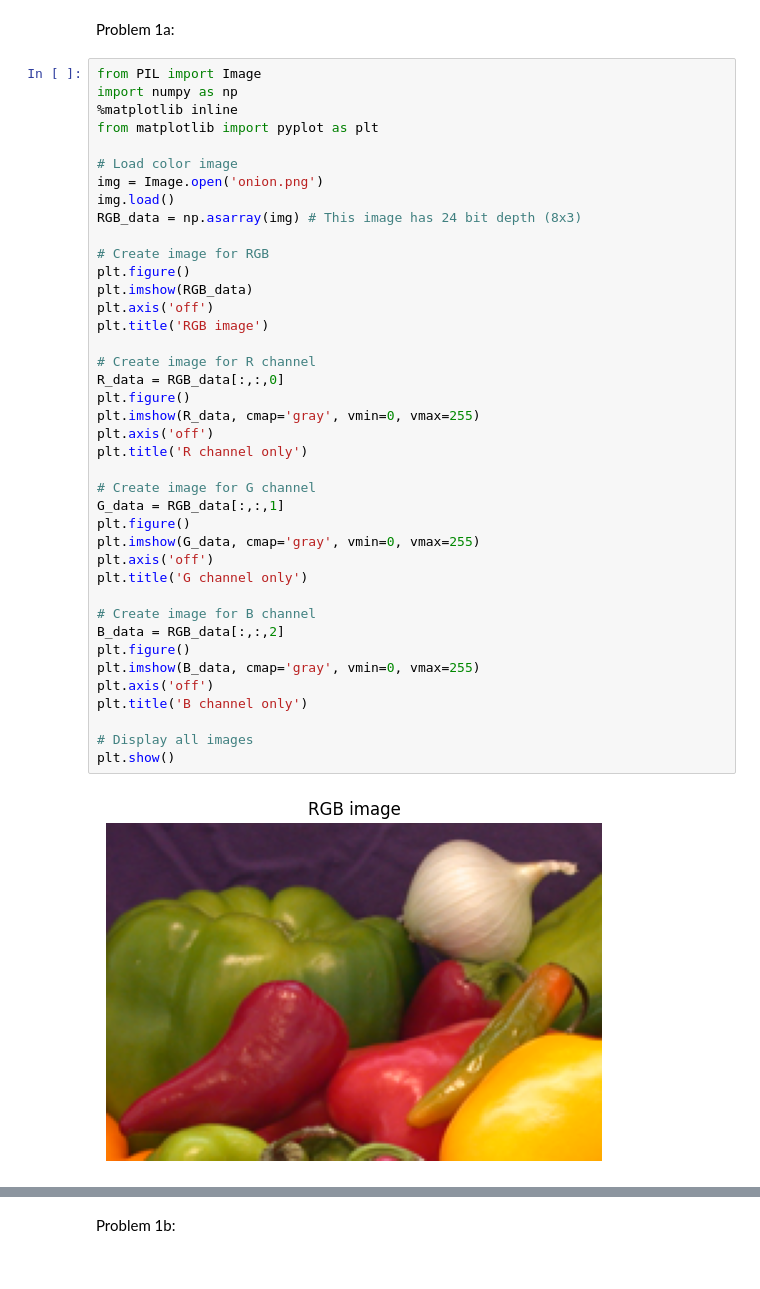
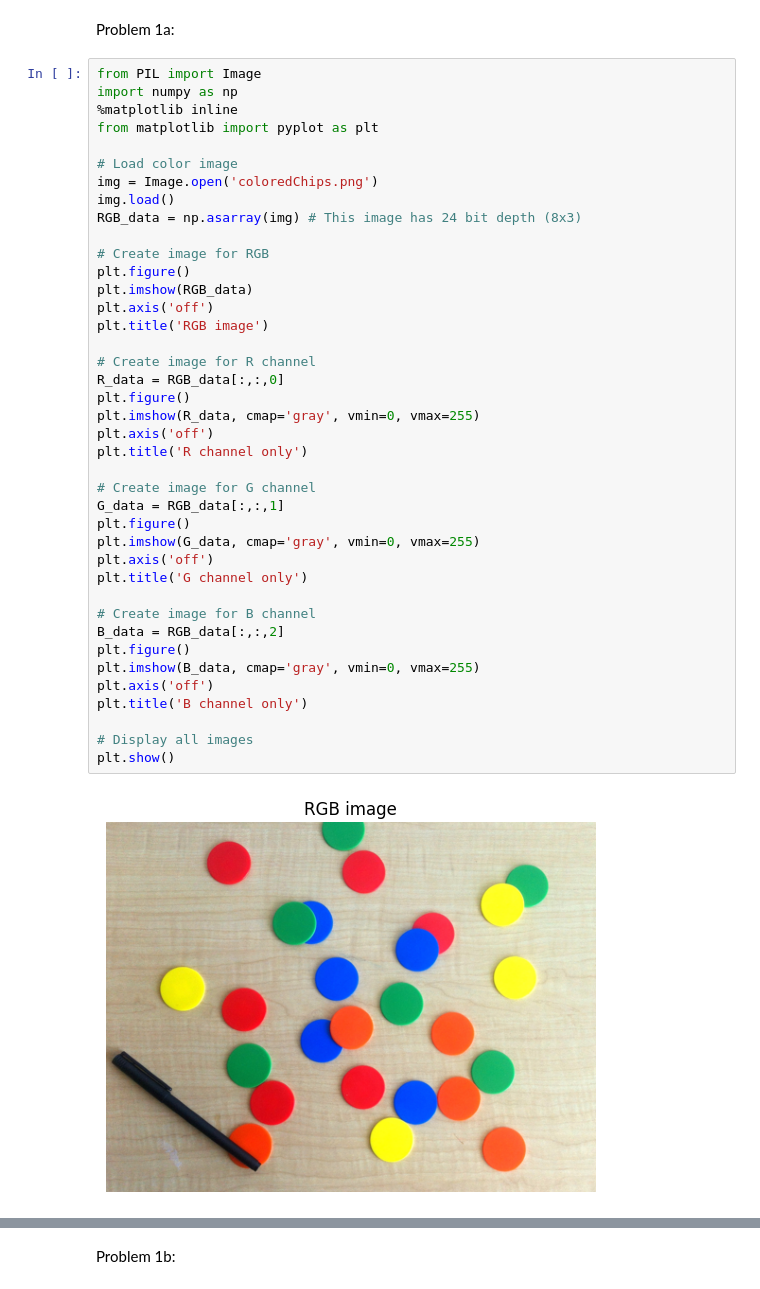
Before and after one commit to NMakarov97/ECE-GY-6123, a Jupyter notebook: HW1/ECE-6123 HW1.ipynb, the cells around one changed output, grey strips where cells are left out. Cells and saved outputs as stored; diff of their text form.

Commit message:
Switch the source image and descriptions to use new image

```diff
--- a/HW1/ECE-6123 HW1.ipynb
+++ b/HW1/ECE-6123 HW1.ipynb
@@ -12,38 +12,38 @@ import numpy as np
 from matplotlib import pyplot as plt
 
 # Load color image
-img = Image.open('onion.png')
+img = Image.open('coloredChips.png')
 img.load()
 RGB_data = np.asarray(img) # This image has 24 bit depth (8x3)
 
 # Create image for RGB
 plt.figure()
 plt.imshow(RGB_data)
 plt.axis('off')
 plt.title('RGB image')
 
 # Create image for R channel
 R_data = RGB_data[:,:,0]
 plt.figure()
 plt.imshow(R_data, cmap='gray', vmin=0, vmax=255)
 plt.axis('off')
 plt.title('R channel only')
 
 # Create image for G channel
 G_data = RGB_data[:,:,1]
 plt.figure()
 plt.imshow(G_data, cmap='gray', vmin=0, vmax=255)
 plt.axis('off')
 plt.title('G channel only')
 
 # Create image for B channel
 B_data = RGB_data[:,:,2]
 plt.figure()
 plt.imshow(B_data, cmap='gray', vmin=0, vmax=255)
 plt.axis('off')
 plt.title('B channel only')
 
 # Display all images
 plt.show()
 # %% [output]
-[figure, old version]
+[figure, new version]
```
Also changed, not shown: parts of 6 cells of this notebook.
